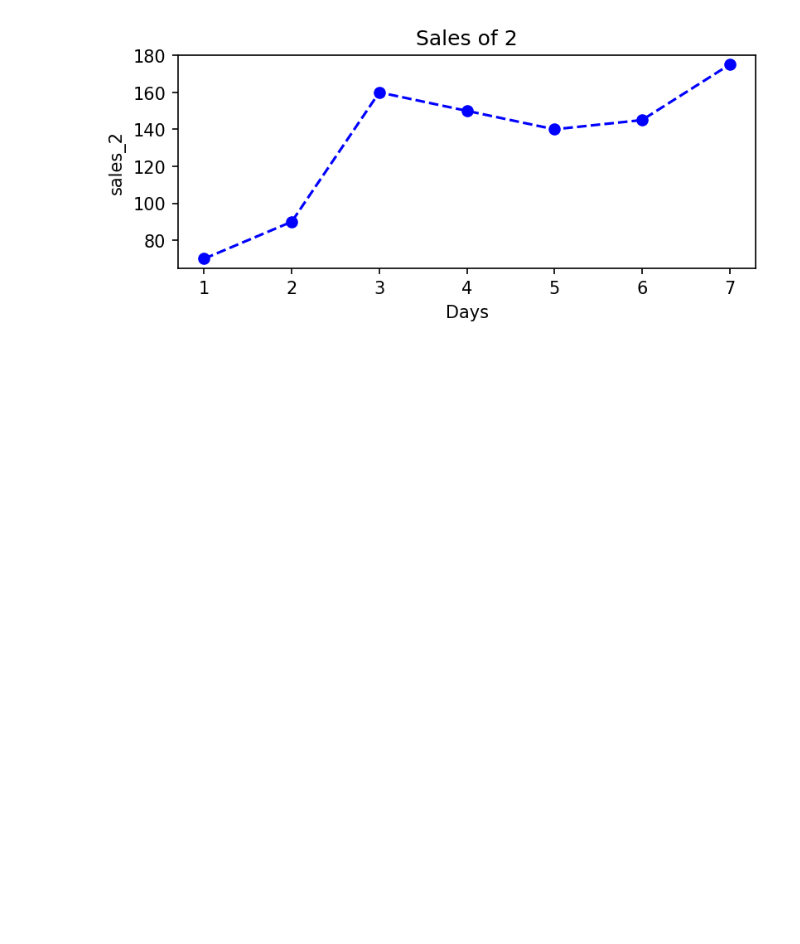
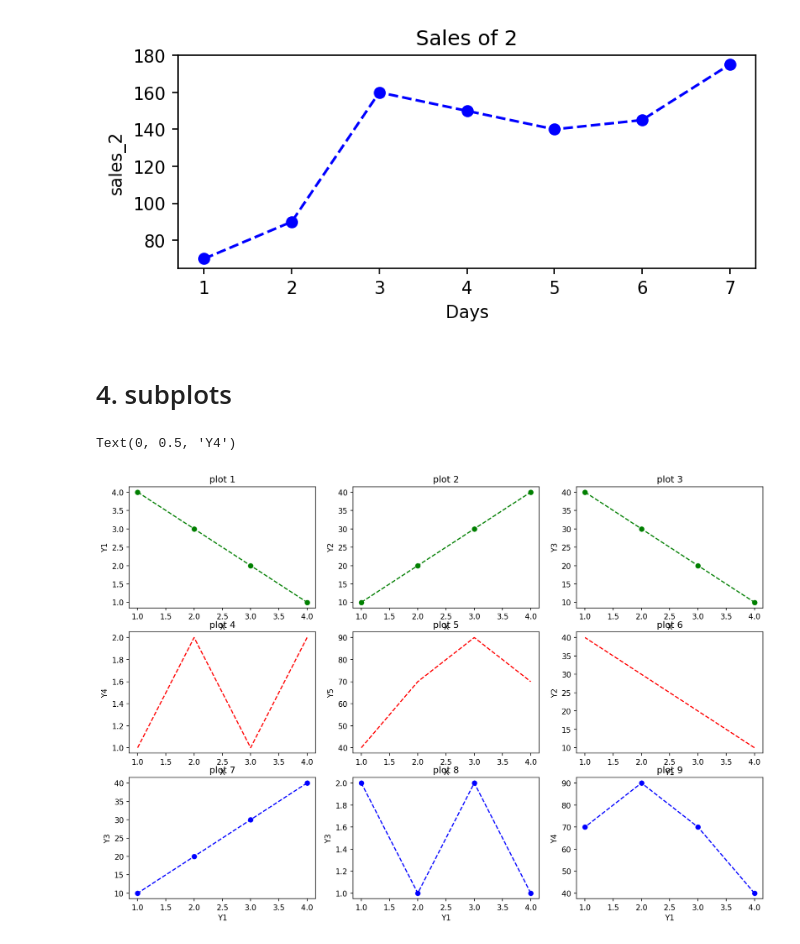
Before and after one commit to KSSHARSHA/First-Assignment, a Jupyter notebook: Assignment 1.ipynb, the cells around one changed output. Drawn from its saved outputs; the diff is of its cells as text; code cells hidden in the pictures; blank space fills up the shorter version.

```diff
--- a/Assignment 1.ipynb
+++ b/Assignment 1.ipynb
@@ -38,3 +48,61 @@ plt.ylabel('sales_2')
 Text(0, 0.5, 'sales_2')
 [figure]
 [figure]
+# %% [markdown]
+# 4. subplots
+# %%
+x = [1,2,3,4]
+y1 = [4,3,2,1]
+y2 = [10,20,30,40]
+y3 = [40,30,20,10]
+y4 = [1,2,1,2]
+y5 = [40,70,90,70]
+plt.figure(figsize = (15,10),dpi =150)
+plt.subplot(3,3,1)
+plt.plot(x,y1,'go--')
+plt.title('plot 1')
+plt.xlabel('X')
+plt.ylabel('Y1')
+plt.subplot(3,3,2)
+plt.plot(x,y2,'go--')
+plt.title('plot 2')
+plt.xlabel('X')
+plt.ylabel('Y2')
+plt.subplot(3,3,3)
+plt.plot(x,y3,'go--')
+plt.title('plot 3')
+plt.xlabel('X')
+plt.ylabel('Y3')
+plt.subplot(3,3,4)
+plt.plot(x,y4,'r--')
+plt.title('plot 4')
+plt.xlabel('X')
+plt.ylabel('Y4')
+plt.subplot(3,3,5)
+plt.plot(x,y5,'r--')
+plt.title('plot 5')
+plt.xlabel('X')
+plt.ylabel('Y5')
+plt.subplot(3,3,6)
+plt.plot(y1,y2,'r--')
+plt.title('plot 6')
+plt.xlabel('Y1')
+plt.ylabel('Y2')
+plt.subplot(3,3,7)
+plt.plot(y1,y3,'bo--')
+plt.title('plot 7')
+plt.xlabel('Y1')
+plt.ylabel('Y3')
+plt.subplot(3,3,8)
+plt.plot(y1,y4,'bo--')
+plt.title('plot 8')
+plt.xlabel('Y1')
+plt.ylabel('Y3')
+plt.subplot(3,3,9)
+plt.plot(y1,y5,'bo--')
+plt.title('plot 9')
+plt.xlabel('Y1')
+plt.ylabel('Y4')
+# %% [output]
+Text(0, 0.5, 'Y4')
+[figure, added]
```
Also changed, not shown: parts of 2 cells of this notebook.
